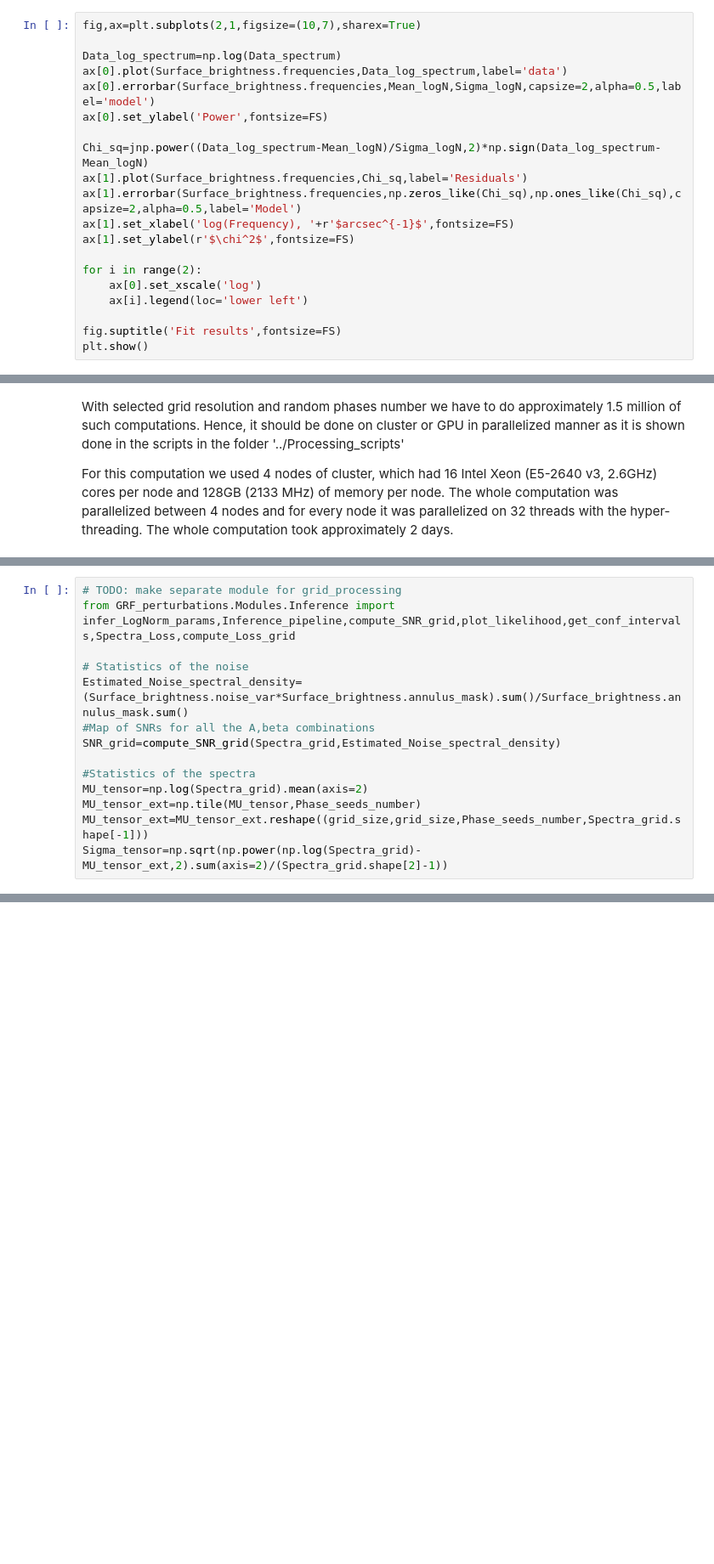
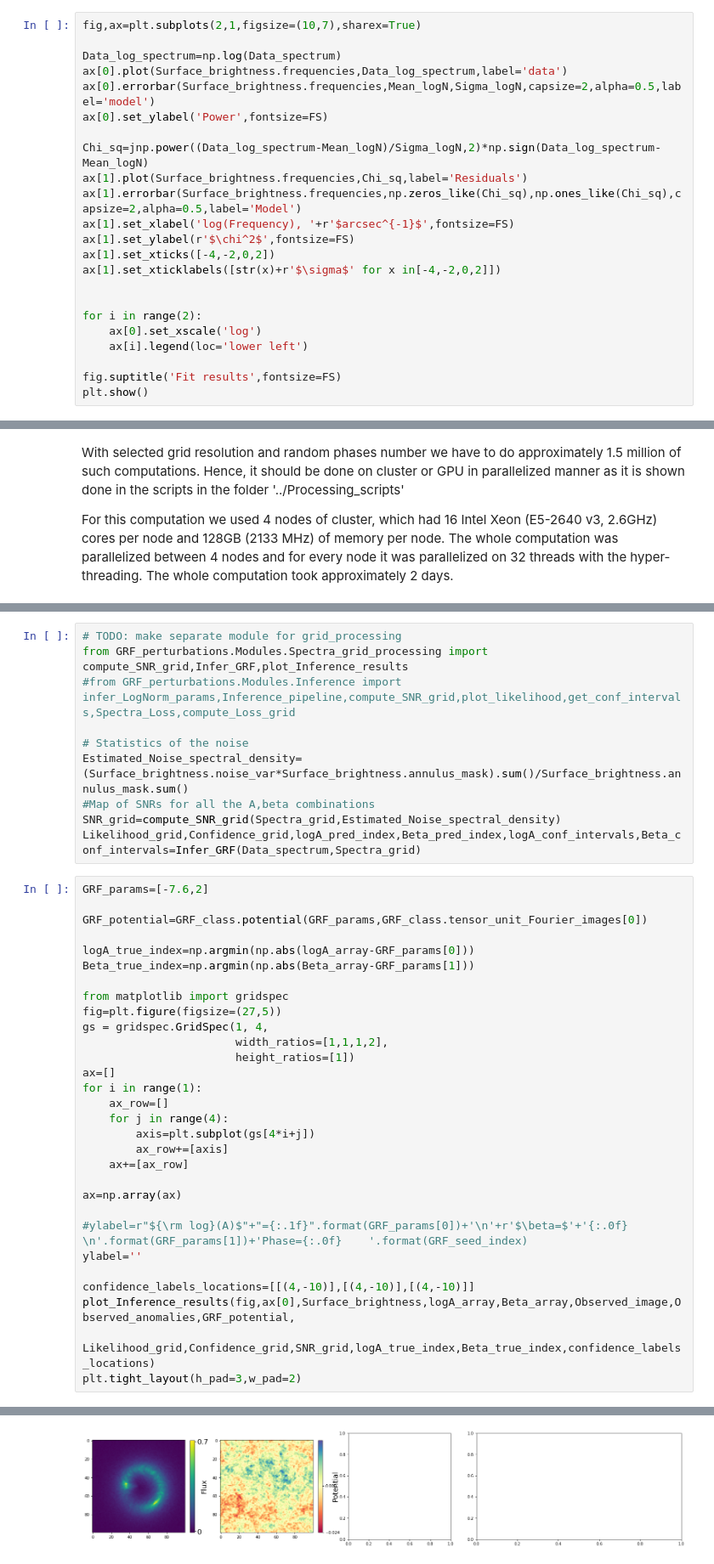
Before and after one commit to Herculens/herculens, a Jupyter notebook: GRF_perturbations/Notebooks/starting_guide.ipynb, the cells around one changed output, grey strips where cells are left out. Shown at 85% size. Cells and saved outputs as stored; diff of their text form; blank space fills up the shorter version.

Commit message:
Spectra_grid_processing.py

```diff
--- a/GRF_perturbations/Notebooks/starting_guide.ipynb
+++ b/GRF_perturbations/Notebooks/starting_guide.ipynb
@@ -360,6 +360,9 @@ ax[1].plot(Surface_brightness.frequencies,Chi_sq,label='Residuals')
 ax[1].errorbar(Surface_brightness.frequencies,np.zeros_like(Chi_sq),np.ones_like(Chi_sq),capsize=2,alpha=0.5,label='Model')
 ax[1].set_xlabel('log(Frequency), '+r'$arcsec^{-1}$',fontsize=FS)
 ax[1].set_ylabel(r'$\chi^2$',fontsize=FS)
+ax[1].set_xticks([-4,-2,0,2])
+ax[1].set_xticklabels([str(x)+r'$\sigma$' for x in[-4,-2,0,2]])
+
 
 for i in range(2):
     ax[0].set_xscale('log')
@@ -442,14 +452,41 @@ Spectra_grid=np.load('../Processing_scripts/results/Radial_spectra/Spectra_grid.
 # %%
 # TODO: make separate module for grid_processing
-from GRF_perturbations.Modules.Inference import infer_LogNorm_params,Inference_pipeline,compute_SNR_grid,plot_likelihood,get_conf_intervals,Spectra_Loss,compute_Loss_grid
+from GRF_perturbations.Modules.Spectra_grid_processing import compute_SNR_grid,Infer_GRF,plot_Inference_results
+#from GRF_perturbations.Modules.Inference import infer_LogNorm_params,Inference_pipeline,compute_SNR_grid,plot_likelihood,get_conf_intervals,Spectra_Loss,compute_Loss_grid
 
 # Statistics of the noise
 Estimated_Noise_spectral_density=(Surface_brightness.noise_var*Surface_brightness.annulus_mask).sum()/Surface_brightness.annulus_mask.sum()
 #Map of SNRs for all the A,beta combinations
 SNR_grid=compute_SNR_grid(Spectra_grid,Estimated_Noise_spectral_density)
-
-#Statistics of the spectra
-MU_tensor=np.log(Spectra_grid).mean(axis=2)
-MU_tensor_ext=np.tile(MU_tensor,Phase_seeds_number)
-MU_tensor_ext=MU_tensor_ext.reshape((grid_size,grid_size,Phase_seeds_number,Spectra_grid.shape[-1]))
-Sigma_tensor=np.sqrt(np.power(np.log(Spectra_grid)-MU_tensor_ext,2).sum(axis=2)/(Spectra_grid.shape[2]-1))
+Likelihood_grid,Confidence_grid,logA_pred_index,Beta_pred_index,logA_conf_intervals,Beta_conf_intervals=Infer_GRF(Data_spectrum,Spectra_grid)
+# %%
+GRF_params=[-7.6,2]
+
+GRF_potential=GRF_class.potential(GRF_params,GRF_class.tensor_unit_Fourier_images[0])
+
+logA_true_index=np.argmin(np.abs(logA_array-GRF_params[0]))
+Beta_true_index=np.argmin(np.abs(Beta_array-GRF_params[1]))
+
+from matplotlib import gridspec
+fig=plt.figure(figsize=(27,5))
+gs = gridspec.GridSpec(1, 4,
+                       width_ratios=[1,1,1,2],
+                       height_ratios=[1])
+ax=[]
+for i in range(1):
+    ax_row=[]
+    for j in range(4):
+        axis=plt.subplot(gs[4*i+j])
+        ax_row+=[axis]
+    ax+=[ax_row]
+
+ax=np.array(ax)
+
+#ylabel=r"${\rm log}(A)$"+"={:.1f}".format(GRF_params[0])+'\n'+r'$\beta=$'+'{:.0f}           \n'.format(GRF_params[1])+'Phase={:.0f}    '.format(GRF_seed_index)
+ylabel=''
+
+confidence_labels_locations=[[(4,-10)],[(4,-10)],[(4,-10)]]
+plot_Inference_results(fig,ax[0],Surface_brightness,logA_array,Beta_array,Observed_image,Observed_anomalies,GRF_potential,
+                       Likelihood_grid,Confidence_grid,SNR_grid,logA_true_index,Beta_true_index,confidence_labels_locations)
+plt.tight_layout(h_pad=3,w_pad=2)
+# %% [output]
@@ -455,0 +494 @@ Sigma_tensor=np.sqrt(np.power(np.log(Spectra_grid)-MU_tensor_ext,2).sum(axis=2)/
+[figure, added]
```
Also changed, not shown: parts of 16 cells of this notebook, 2 other files.
